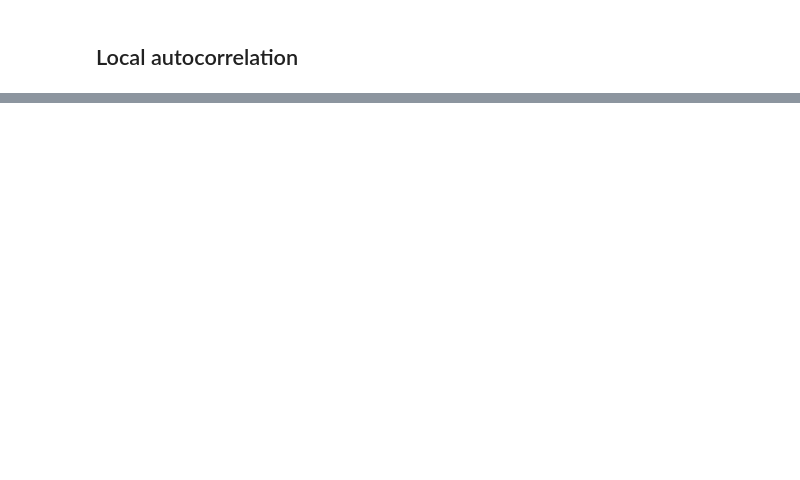
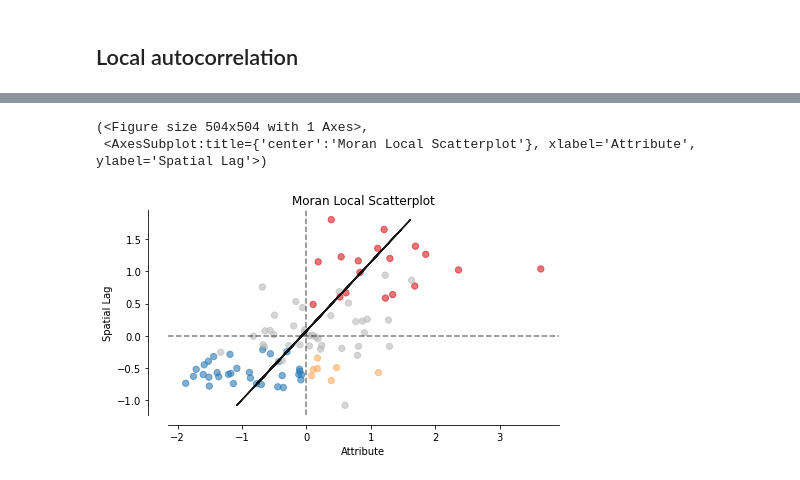
Before and after one commit to intro-to-geoprocessing/week9-lab, a Jupyter notebook: 01-spatial-weights.ipynb, the cells around one changed output, grey strips where cells are left out. Drawn from its saved outputs; the diff is of its cells as text; code cells hidden in the pictures; blank space fills up the shorter version.

```diff
--- a/01-spatial-weights.ipynb
+++ b/01-spatial-weights.ipynb
@@ -50,0 +102,6 @@ chart.mark_point().encode(
+# %%
+moran_scatterplot(morans_i_local, p = 0.05)
+# %% [output]
+(<Figure size 504x504 with 1 Axes>,
+ <AxesSubplot:title={'center':'Moran Local Scatterplot'}, xlabel='Attribute', ylabel='Spatial Lag'>)
+[figure, added]
```
Also changed, not shown: parts of 10 cells of this notebook.
